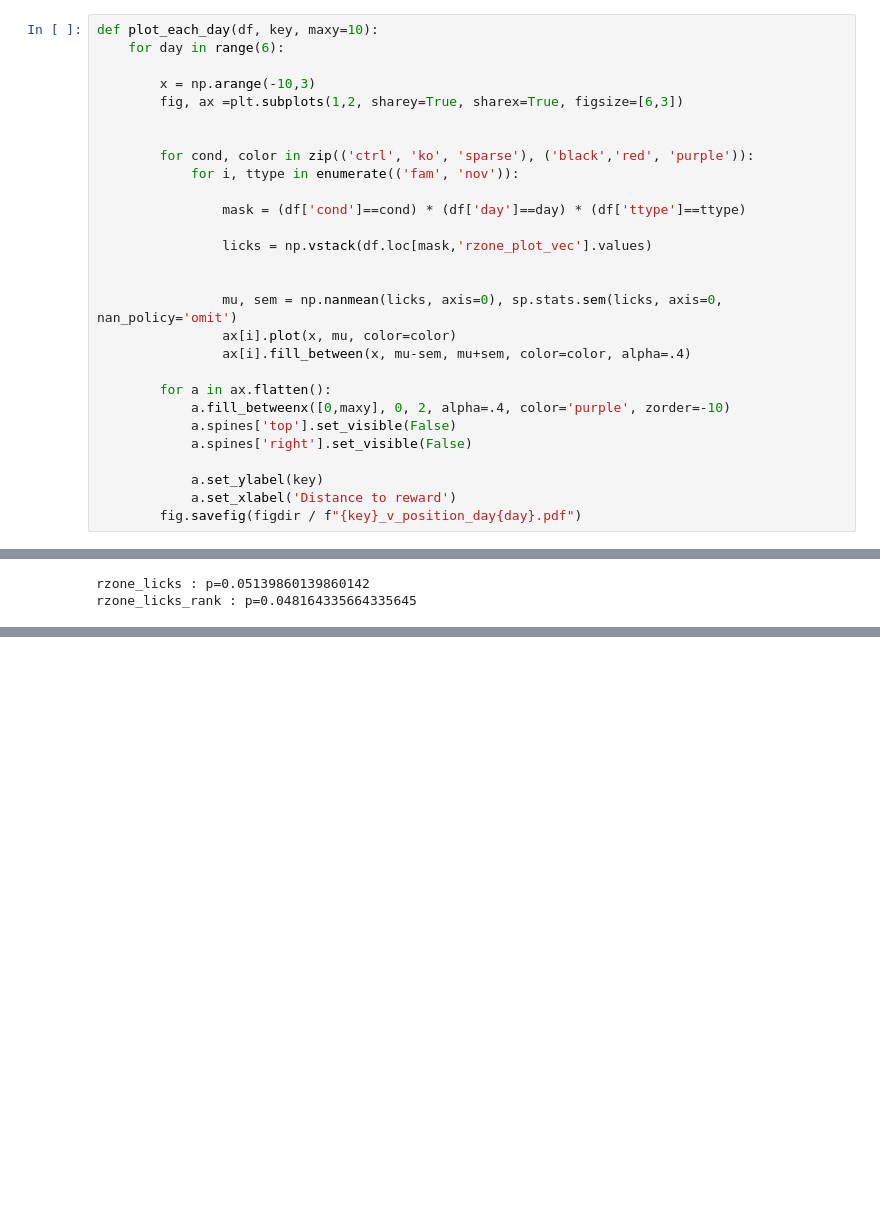
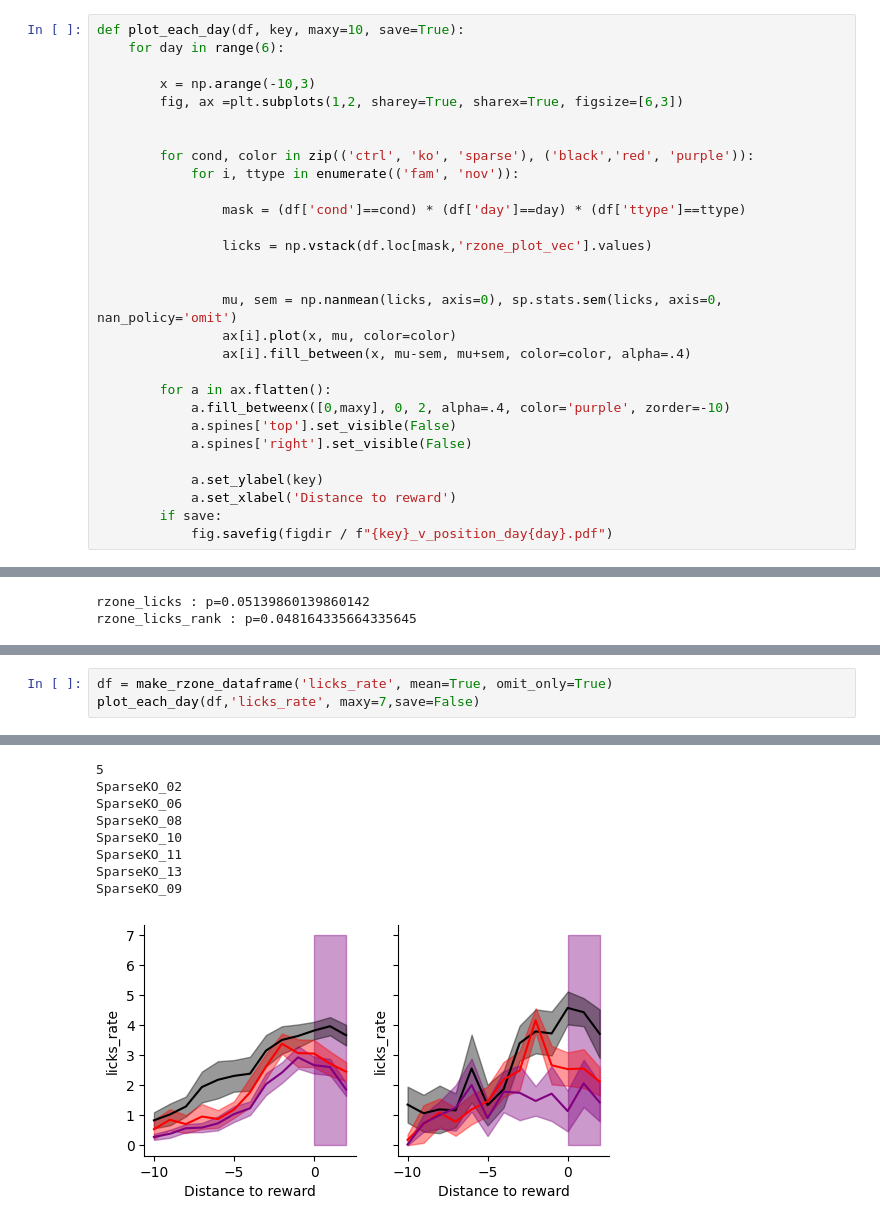
Before and after one commit to GiocomoLab/STX3KO_analyses, a Jupyter notebook: notebooks/figure1/lick_rate.ipynb, the cells around one changed output, grey strips where cells are left out. Saved outputs shown, nothing was run; the diff lists cells and outputs as text; blank space fills up the shorter version.

```diff
--- a/notebooks/figure1/lick_rate.ipynb
+++ b/notebooks/figure1/lick_rate.ipynb
@@ -89,7 +106,7 @@ def make_behavior_dataframe(key, mean=False):
                                 })
     return pd.DataFrame(rows)
 # %%
-def plot_each_day(df, key, maxy=10):
+def plot_each_day(df, key, maxy=10, save=True):
     for day in range(6):
 
         x = np.arange(-10,3)
@@ -115,7 +132,8 @@ def plot_each_day(df, key, maxy=10):
 
             a.set_ylabel(key)
             a.set_xlabel('Distance to reward')
-        fig.savefig(figdir / f"{key}_v_position_day{day}.pdf")
+        if save:
+            fig.savefig(figdir / f"{key}_v_position_day{day}.pdf")
 # %%
 df = make_behavior_dataframe('licks_rate', mean=True)
 plot_each_day(df,'licks_rate', maxy=7)
@@ -835,0 +925,4 @@ rzone_licks_rank : p=0.048164335664335645
+# %%
+df = make_rzone_dataframe('licks_rate', mean=True, omit_only=True)
+plot_each_day(df,'licks_rate', maxy=7,save=False)
+# %% [output]
@@ -835,0 +1014,9 @@ rzone_licks_rank : p=0.048164335664335645
+5
+SparseKO_02
+SparseKO_06
+SparseKO_08
+SparseKO_10
+SparseKO_11
+SparseKO_13
+SparseKO_09
+[figure, added]
```
Also changed, not shown: parts of 22 cells of this notebook, 9 other files.
